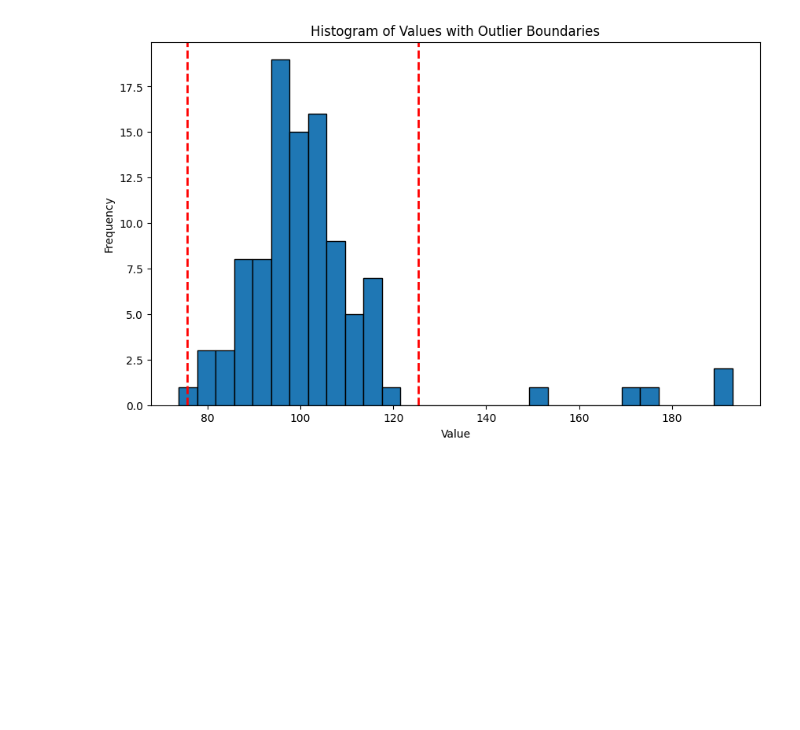
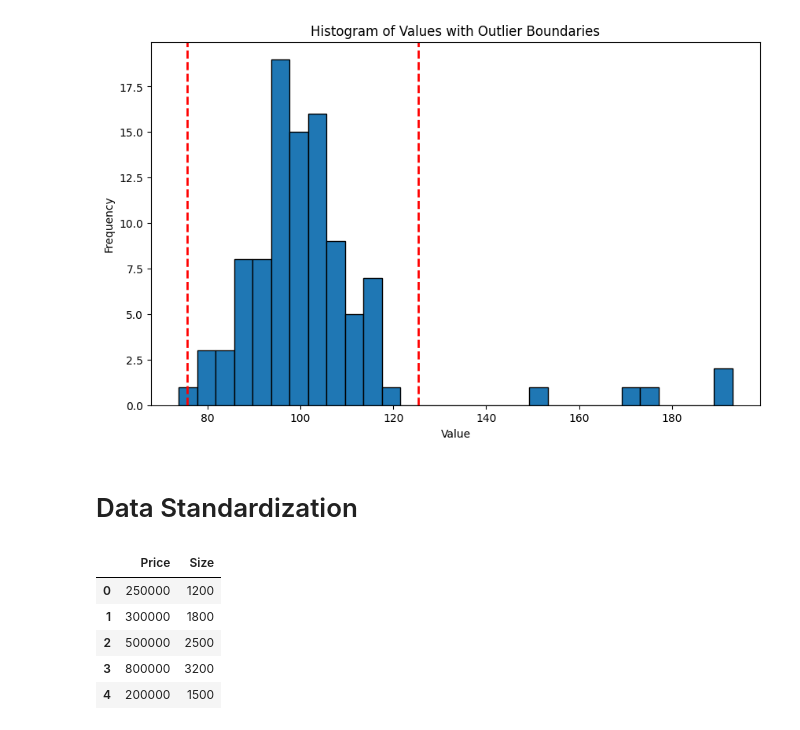
Before and after one commit to TanjiEvan/Python, a Jupyter notebook: Statistics/Basic.ipynb, the cells around one changed output. Drawn from its saved outputs; the diff is of its cells as text; code cells hidden in the pictures; blank space fills up the shorter version.

```diff
--- a/Statistics/Basic.ipynb
+++ b/Statistics/Basic.ipynb
@@ -138,3 +138,5 @@ plt.ylabel('Frequency')
 plt.show()
 # %% [output]
 [figure]
+# %% [markdown]
+# Data Standardization
@@ -140,0 +150,9 @@ plt.show()
+# %%
+df
+# %% [output]
+|  | Price | Size |
+| 0 | 250000 | 1200 |
+| 1 | 300000 | 1800 |
+| 2 | 500000 | 2500 |
+| 3 | 800000 | 3200 |
+| 4 | 200000 | 1500 |
```
Also changed, not shown: parts of 5 cells of this notebook.
